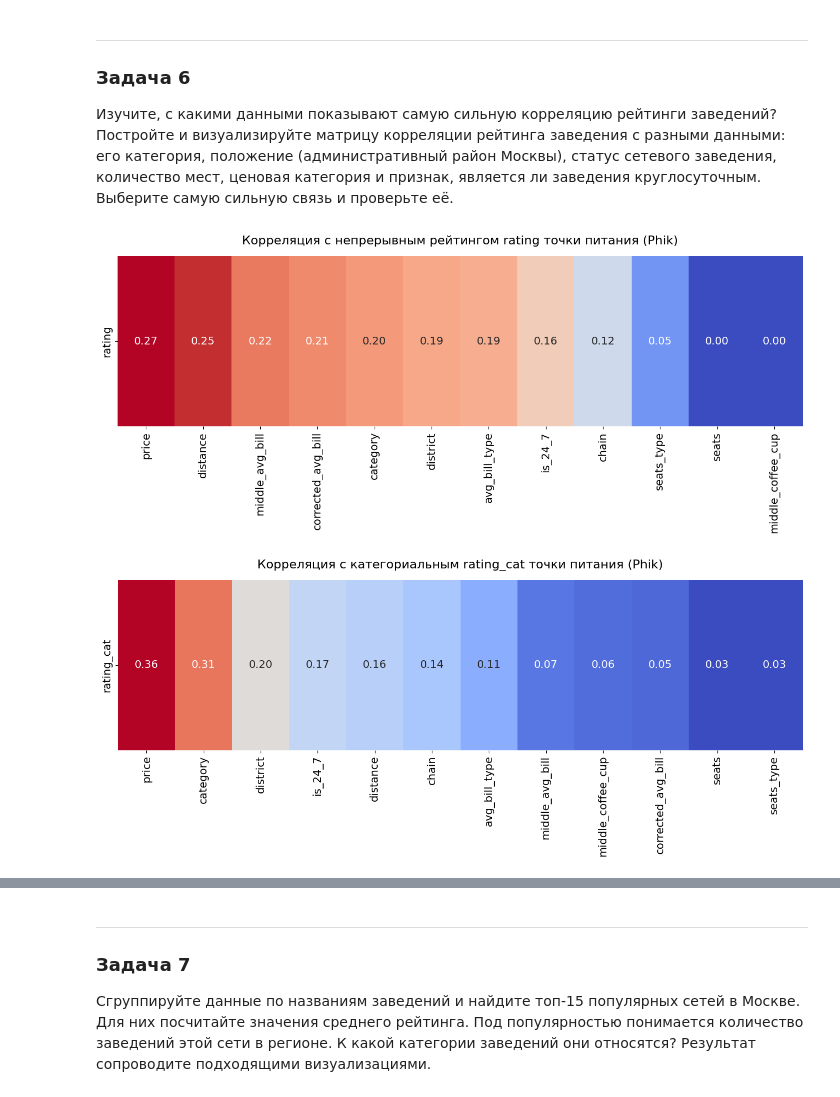
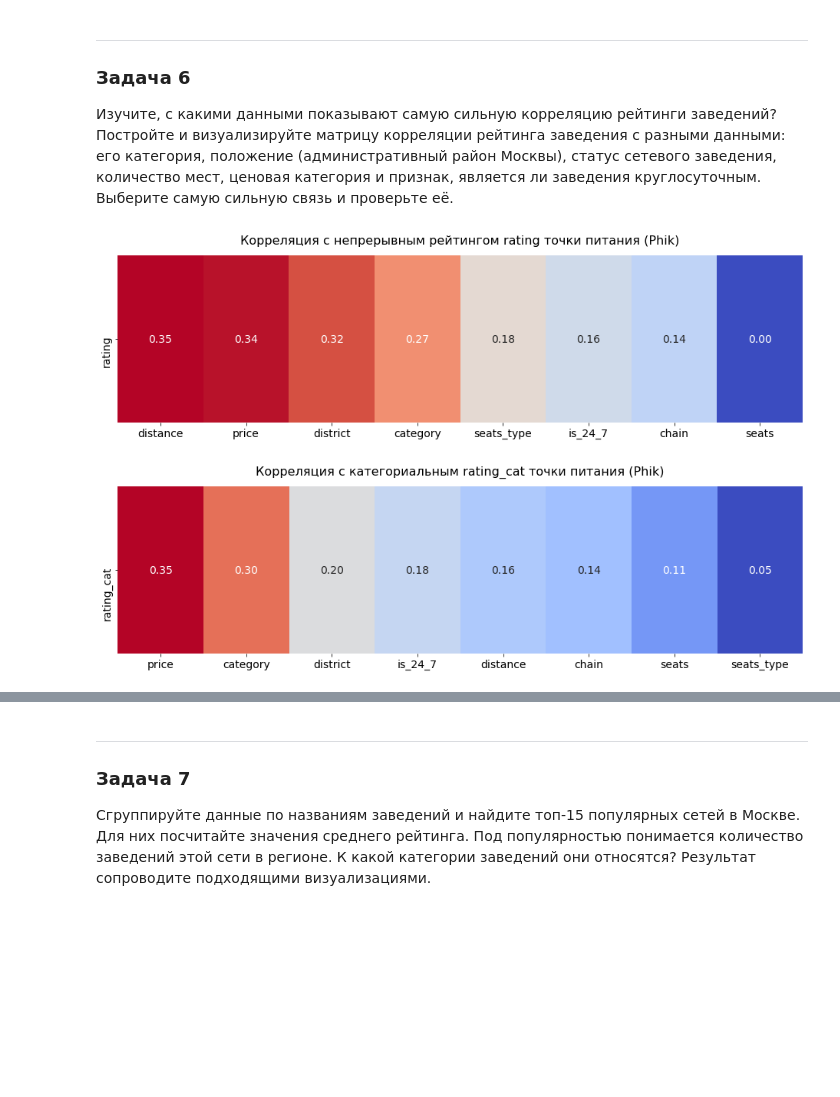
Before and after one commit to alexf2/yp_data_science_tasks, a Jupyter notebook: sprint7_pandas/sprint7_project.ipynb, the cells around one changed output, grey strips where cells are left out. Drawn from its saved outputs; the diff is of its cells as text; code cells hidden in the pictures; blank space fills up the shorter version.

```diff
--- a/sprint7_pandas/sprint7_project.ipynb
+++ b/sprint7_pandas/sprint7_project.ipynb
@@ -891,2 +1081,0 @@ plt.show()
-# %%
-rest_df['rating_cat'] = pd.cut(rest_df['rating'].astype('float'), bins=[0, 3, 4, 4.5, 5.1], labels=["Низкая", "Средняя", "Высокая", "Очень высокая"], right=False).astype('string')
@@ -1024,3 +1081,0 @@ g.set_axis_labels("Средний чек (₽)", "Количество")
-# %%
-bill_medians = rest_df.groupby('price')['corrected_avg_bill'].transform('median')
-rest_df['corrected_avg_bill'] = rest_df['corrected_avg_bill'].fillna(bill_medians).astype('Int32')
@@ -1042,9 +1081,0 @@ print('Пропусков price с заполненным bill:',
-# %%
-price_medians = rest_df.groupby('price')['corrected_avg_bill'].median().dropna()
-# будем обрабатывать только строки, где есть corrected_avg_bill, но нет price
-price_mask = rest_df['price'].isna() & rest_df['corrected_avg_bill'].notna()
-
-rest_df.loc[price_mask, 'price'] = rest_df.loc[price_mask, 'corrected_avg_bill'].map(
-    # находим категорию price с ближайшей в avg_bill медианой
-    lambda val: (price_medians - val).sort_values().index[0]
-)
@@ -1347,3 +1187,8 @@ plt.show()
+# %%
+rest_df['rating_cat'] = pd.cut(
+    rest_df['rating'].astype('float'),
+    bins=[0, 3, 4, 4.5, 5.1],
+    labels=["Низкая", "Средняя", "Высокая", "Очень высокая"], right=False).astype('string')
 # %%
 order = ['Низкая', 'Средняя', 'Высокая', 'Очень высокая']
 cross_tab = pd.crosstab(rest_df['category'], rest_df['rating_cat'], normalize='index')
@@ -1380,46 +1227,34 @@ plt.show()
 Изучите, с какими данными показывают самую сильную корреляцию рейтинги заведений? Постройте и визуализируйте матрицу корреляции рейтинга заведения с разными данными: его категория, положение (административный район Москвы), статус сетевого заведения, количество мест, ценовая категория и признак, является ли заведения круглосуточным. Выберите самую сильную связь и проверьте её.
 # %%
 cols = [
-    'rating', 'category', 'district', 'chain',
-    'seats', 'is_24_7', 'seats_type', 'corrected_avg_bill',
-    'distance', 'rating_cat', 'avg_bill_type', 'price', 'middle_coffee_cup', 'middle_avg_bill',
+    'rating', 'rating_cat', 'category', 'district', 'distance', 'chain',
+     'seats', 'seats_type', 'price', 'is_24_7',
 ]
-interval_cols = ['rating', 'seats', 'corrected_avg_bill', 'distance', 'middle_coffee_cup', 'middle_avg_bill']
+interval_cols = ['seats_type', 'is_24_7']
+# interval_cols = []
 
 def show_phink_matrix_in(df, cols, interval_cols, name, drop_names):
-    # 1. Берем копию нужных колонок
-    subset = df[cols].copy()
-
-    # 2. Приводим типы: Int8 -> float, остальное (кроме интервальных) -> str
-    # Это гарантирует, что SciPy/Phik не наткнутся на странные объекты
-    for col in subset.columns:
-        if col in interval_cols:
-            subset[col] = subset[col].astype(float)
-        else:
-            subset[col] = subset[col].astype(str) # Для Phik это будут категории
-
-    # 3. Считаем матрицу ТОЛЬКО по подготовленному subset
-    pm = subset.phik_matrix(interval_cols=interval_cols)
-
-    # Дальнейшая логика без изменений
+    pm = df[cols].phik_matrix(interval_cols=interval_cols)
     rating_corrs = pm[name].sort_values(ascending=False)
+    # транспонируем, чтобы рисовалось слева на право
     plot_data = rating_corrs.to_frame().drop(drop_names).T
 
     plt.figure(figsize=(16, 4))
     ax = sns.heatmap(plot_data, annot=True, fmt=".2f", cmap='coolwarm', cbar=False, annot_kws={'size': 14})
+
     ax.tick_params(axis='both', which='major', labelsize=14)
     plt.ylabel('')
 
     return plt, rating_corrs
 
 
 plt, matrix = show_phink_matrix_in(rest_df, cols, interval_cols, 'rating', ['rating', 'rating_cat'])
 plt.title('Корреляция с непрерывным рейтингом rating точки питания (Phik)', fontsize=16, pad=15)
 plt.show()
 
 plt, matrix = show_phink_matrix_in(rest_df, cols, interval_cols, 'rating_cat', ['rating', 'rating_cat'])
 plt.title('Корреляция с категориальным rating_cat точки питания (Phik)', fontsize=16, pad=15)
 plt.show()
 # %% [output]
-[figure, old version]
+[figure, new version]
-[figure, old version]
+[figure, new version]
```
Also changed, not shown: parts of 213 cells of this notebook, 1 other file.
